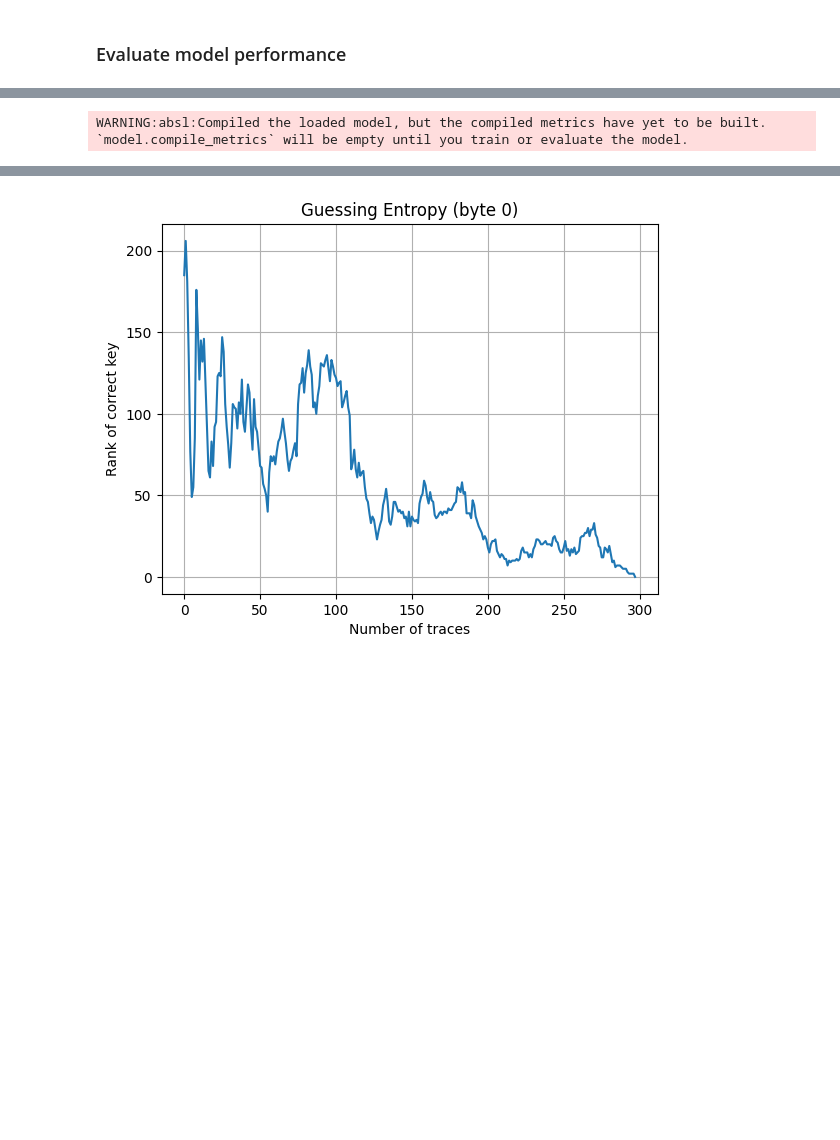
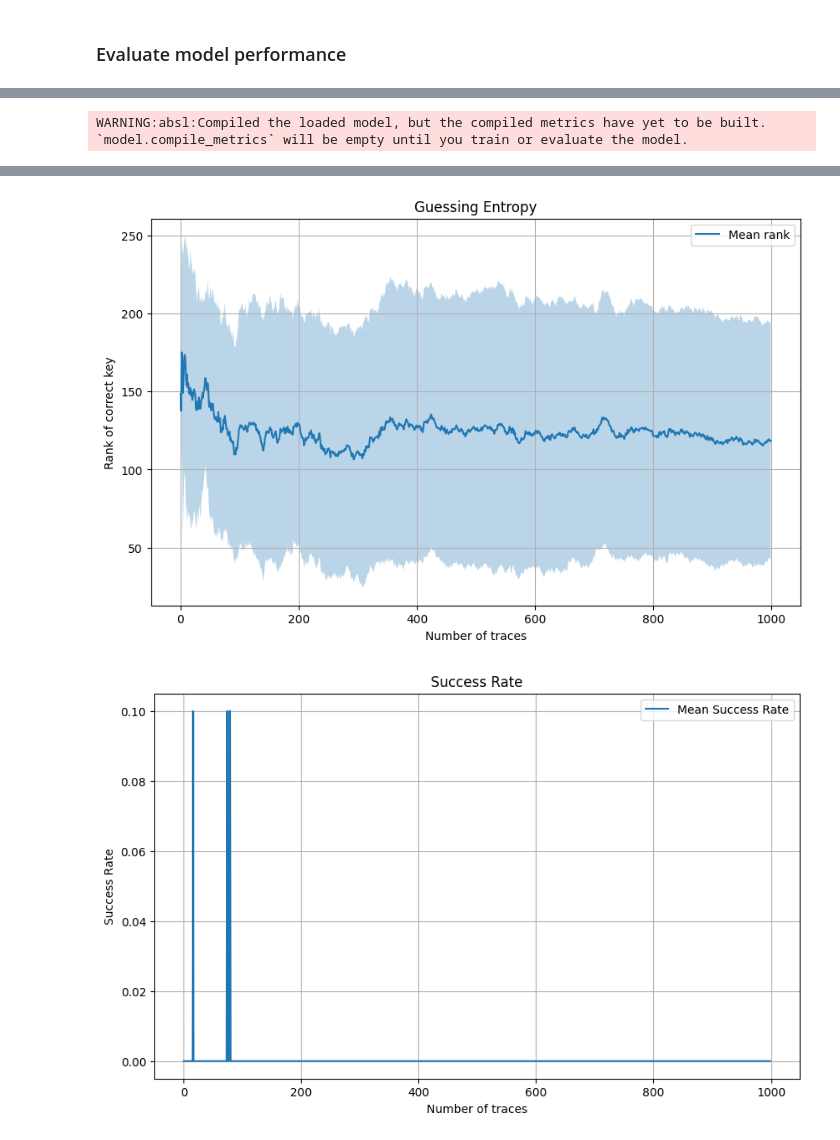
Before and after one commit to ricardo020202/SCA, a Jupyter notebook: SCA.ipynb, the cells around one changed output, grey strips where cells are left out. Drawn from its saved outputs; the diff is of its cells as text; code cells hidden in the pictures; blank space fills up the shorter version.

Commit message:
feat: add latest model

```diff
--- a/SCA.ipynb
+++ b/SCA.ipynb
@@ -15,18 +15,18 @@ import matplotlib.pyplot as plt
 # %% [markdown]
 <h3>Load the data</h3>
 # %%
-filename = './dataset/ASCAD.h5'
+filename = './extradatasets/ASCAD_desync50.h5'
 # %%
-def load_ascad(file_path, num_traces=None):
+def load_ascad(file_path):
     with h5py.File(file_path, 'r') as f:
         X_profiling = np.array(f['Profiling_traces/traces'])
         Y_profiling = np.array(f['Profiling_traces/labels'])
-        X_attack = np.array(f['Attack_traces/traces'])[:2000]
-        Y_attack = np.array(f['Attack_traces/labels'])[:2000]
+        X_attack = np.array(f['Attack_traces/traces'])
+        Y_attack = np.array(f['Attack_traces/labels'])
 
         metadata_attack = f['Attack_traces/metadata']
-        plaintexts_attack = np.array(metadata_attack['plaintext'])[:2000]
-        key = np.array(metadata_attack['key'])[:2000]
+        plaintexts_attack = np.array(metadata_attack['plaintext'])
+        key = np.array(metadata_attack['key'])
 
     return (X_profiling, Y_profiling), (X_attack, Y_attack), plaintexts_attack, key
 # %% [markdown]
@@ -79,8 +90,3 @@ X_train, X_val, Y_train, Y_val = train_test_split(X_profiling, Y_profiling, test
-# %%
-scaler = StandardScaler()
-X_train = scaler.fit_transform(X_train)
-X_val = scaler.transform(X_val)
-X_attack = scaler.transform(X_attack)
 # %% [markdown]
 <h3>Preprocessing data</h3>
 # %%
@@ -129,4 +170,4 @@ Model: "sequential_43"
  Non-trainable params: 0 (0.00 B)
 # %%
-model.fit(X_train, Y_train, epochs=10, batch_size=200, validation_data=(X_val, Y_val), verbose=1)
-model.save('models/ascad_model1.h5')
+model.fit(X_train, Y_train, epochs=75 , batch_size=200, validation_data=(X_val, Y_val), verbose=1, callbacks=[checkpoint])
+model.save('models/ascad_model12.h5')
@@ -233,17 +319,11 @@ def compute_guessing_entropy(predictions, plaintexts, real_key_byte, byte_index=
 
     return GE
 # %%
-model = load_model('models/ascad_model1.h5')
-
-preds = model.predict(X_attack)
-
-GE = compute_guessing_entropy(preds, plaintexts_attack, real_key_byte=key[0][0], byte_index=0)
-
-plt.plot(GE)
-plt.title("Guessing Entropy (byte 0)")
-plt.xlabel("Number of traces")
-plt.ylabel("Rank of correct key")
-plt.grid(True)
-plt.show()
+model = load_model('models/ascad_model10.h5')
+ge_mean, ge_std, sr_mean = evaluate_model_success_and_entropy(
+    model, X_attack, plaintexts_attack, real_key_byte=key[0][0], byte_index=0, num_attacks=10, num_traces_per_attack=1000
+)
+plot_guessing_entropy(ge_mean, ge_std)
+plot_sr(sr_mean)
 # %% [output]
 WARNING:absl:Compiled the loaded model, but the compiled metrics have yet to be built. `model.compile_metrics` will be empty until you train or evaluate the model.
@@ -252 +343,2 @@ Correct key guessed at trace 298
-[figure, old version]
+[figure, new version]
+[figure, added]
```
Also changed, not shown: parts of 10 cells of this notebook, 4 other files.
